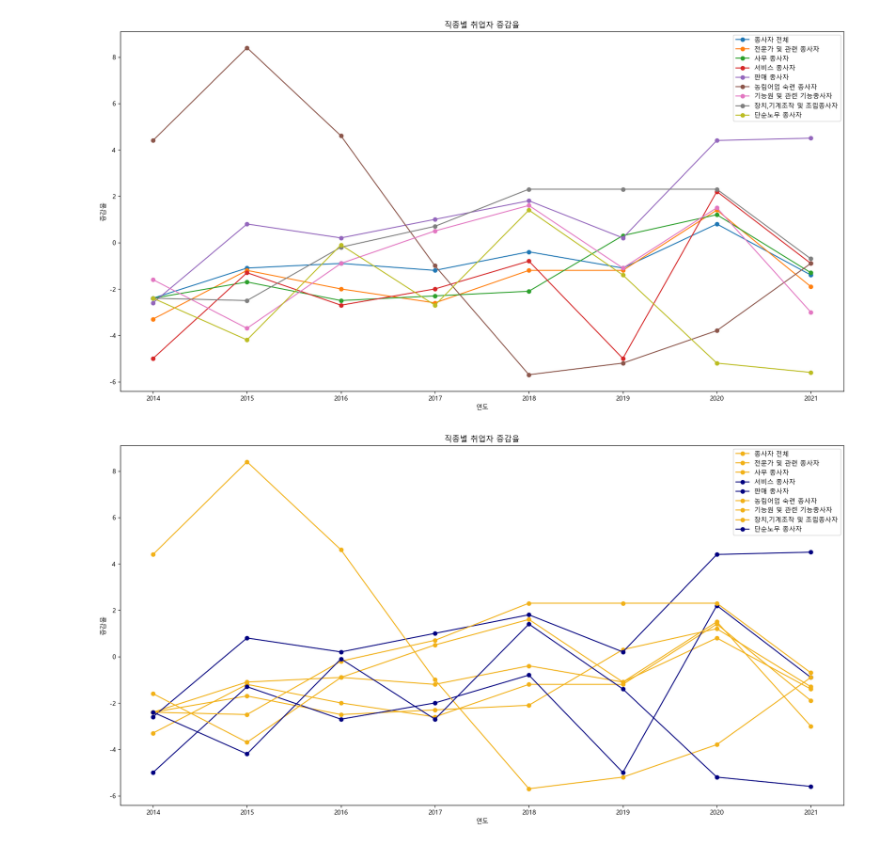
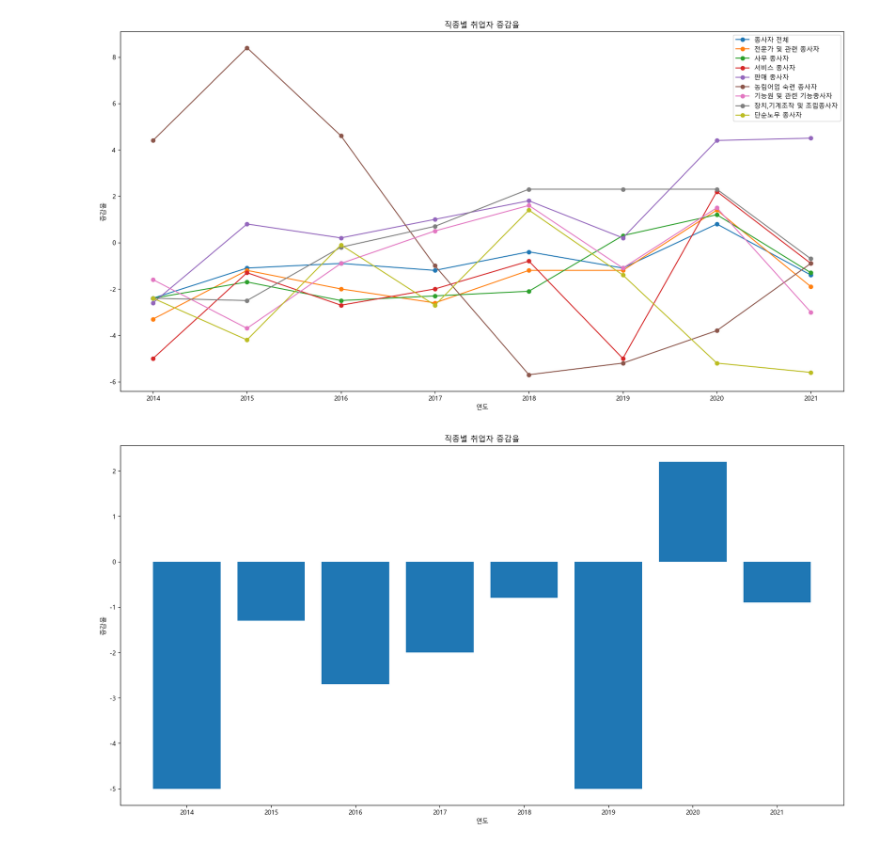
Before and after one commit to JBindio/MiniProject, a Jupyter notebook: Mini_Project_02_Minimum_Wage/project2(김동주)/취업자현황 증감율(전직종).ipynb, the cells around one changed output. Drawn from its saved outputs; the diff is of its cells as text; code cells hidden in the pictures.

```diff
--- a/Mini_Project_02_Minimum_Wage/project2(김동주)/취업자현황 증감율(전직종).ipynb
+++ b/Mini_Project_02_Minimum_Wage/project2(김동주)/취업자현황 증감율(전직종).ipynb
@@ -125,5 +125,5 @@ data
 | 6 | 2020 | 0.8 | 1.4 | 1.2 | 2.2 | 4.4 | -3.8 | 1.5 | ... |
 | 7 | 2021 | -1.4 | -1.9 | -1.3 | -0.9 | 4.5 | -0.9 | -3 | ... |
 # %%
-data = data.set_index("연도별")
-data
+# data = data.set_index("연도별")
+# data
@@ -151,17 +140,28 @@ plt.title('직종별 취업자 증감율')
 plt.show()
 # %% [output]
 [figure]
+# %%
+color = ['#F2B117','#F2B117','#F2B117','navy','navy','#F2B117','#F2B117','#F2B117','navy']
+fig = plt.figure(figsize=(20,10))
+plt.bar(data['연도'],data['서비스 종사자'])
+
+
+plt.xlabel('연도')
+plt.ylabel('증감율')
+plt.title('직종별 취업자 증감율')
+
+plt.show()
+# %% [output]
+[figure, added]
 # %%
-color = ['#F2B117','#F2B117','#F2B117','navy','navy','#F2B117','#F2B117','#F2B117','navy']
-data.plot(title = 'SomeTitle', figsize=(20,10), legend = True, marker = 'o', rot=0, color = color)
+# color = ['#F2B117','#F2B117','#F2B117','navy','navy','#F2B117','#F2B117','#F2B117','navy']
+# data.plot(title = 'SomeTitle', figsize=(20,10), legend = True, marker = 'o', rot=0, color = color)
 
 
-plt.xlabel('연도')
-plt.ylabel('증감율')
-plt.title('직종별 취업자 증감율')
+# plt.xlabel('연도')
+# plt.ylabel('증감율')
+# plt.title('직종별 취업자 증감율')
 
-plt.show()
+# plt.show()
 
-#
+# #
-# %% [output]
-[figure, removed]
```
Also changed, not shown: parts of 2 cells of this notebook, 7 other files.
